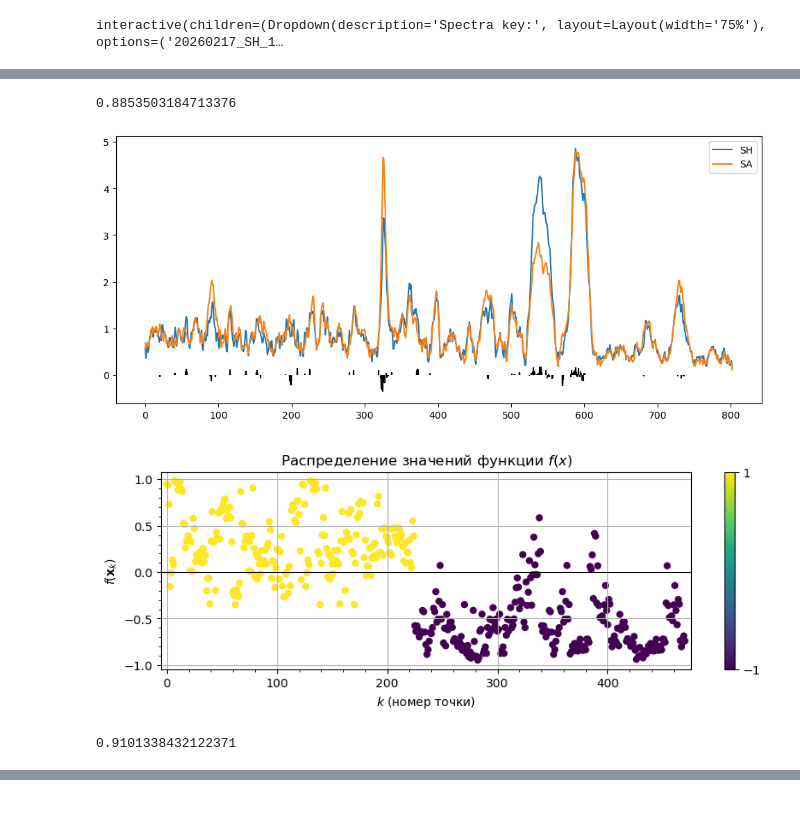
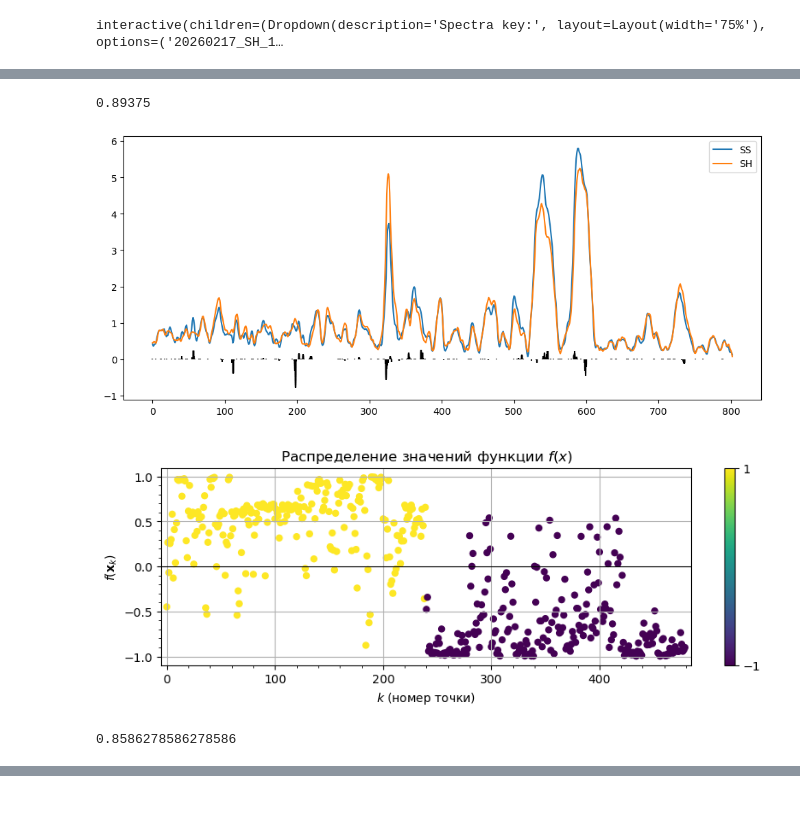
Before and after one commit to intellimath/irsa, a Jupyter notebook: examples/load_spectra_14_origin.ipynb, the cells around one changed output, grey strips where cells are left out. Saved outputs shown, nothing was run; the diff lists cells and outputs as text; code cells hidden in the pictures.

```diff
--- a/examples/load_spectra_14_origin.ipynb
+++ b/examples/load_spectra_14_origin.ipynb
@@ -177,7 +181,7 @@ Ys_SS = dd_SS.union_y()
 Ys_SH = dd_SH.union_y()
 Ys = dd2.union_y()
 
-c, As, Ls = pca.find_loc_and_pc(Ys, 10)
+c, As, Ls = pca.find_loc_and_pc(Ys, 5)
 U = (Ys - c) @ As.T
 U_SA = (Ys_SA - c) @ As.T
 U_SS = (Ys_SS - c) @ As.T
@@ -259,59 +263,60 @@ plt.show()
 # %%
 lfm1 = models.LinearFuncModel()
 for i in range(21):
-    mod = models.SigmaNeuronModel(funcs.Sigmoidal(15.0), ys.shape[1])
+    mod = models.SigmaNeuronModel(funcs.Sigmoidal(10.0), ys.shape[1])
     mod.allocate()
     mod.init_param()
 
-    alg1 = regr.regression(ys1, zs1, mod, #loss_func=loss.MarginLoss(funcs.SoftHinge_Exp(5.0)),
+    alg1 = regr.regression(ys1, zs1, mod, loss_func=loss.ErrorLoss(funcs.SoftAbs_Sqrt(0.001)),
                                  regnorm=funcs2.AbsoluteNorm(),
-                                 normalizer=gd.Masked(mod.n_param, 1.0e-4),
-                                 h=0.001, tau=0.9, n_iter=1000)
+                                 # projector=gd.Masked(mod.n_param, 1.0e-4),
+                                 h=0.001, tau=0.5, n_iter=1000)
     w = accuracy_score(zs1, np.sign(mod.evaluate(ys1)))
     lfm1.add(mod, w)
 
 inventory.normalize(lfm1.weights.asarray())
 print(accuracy_score(zs1, np.sign(lfm1.evaluate(ys1))))
 # %% [output]
-0.8853503184713376
+0.89375
 # %%
 plt.figure(figsize=(12,5))
-plt.plot(Ys_SS.mean(axis=0), label="SH")
-plt.plot(Ys_SH.mean(axis=0), label="SA")
+plt.plot(Ys_SS.mean(axis=0), label="SS")
+plt.plot(Ys_SH.mean(axis=0), label="SH")
 for mod in lfm1.models:
     param1 = np.asarray(mod.param[1:])
     # print(param1[0])
     param_p = param1.copy()
     param_m = param1.copy()
     param_p[param1 < 0] = 0
     param_m[param1 > 0] = 0
     plt.vlines(range(ys.shape[1]), 10*param_m, 10*param_p, color='k')
 plt.legend()
 plt.show()
 # %% [output]
-[figure, old version]
+[figure, new version]
 # %%
 plt.figure(figsize=(10,3))
 plots.plot_cls_function(lfm1, ys1, zs1)
 # %% [output]
-[figure, old version]
+[figure, new version]
 # %%
 lfm2 = models.LinearFuncModel()
 for i in range(21):
-    mod = models.SigmaNeuronModel(funcs.Sigmoidal(15.0), ys.shape[1])
+    mod = models.SigmaNeuronModel(funcs.Sigmoidal(10.0), ys.shape[1])
     mod.allocate()
     mod.init_param()
 
-    alg1 = regr.regression(ys2, zs2, mod, regnorm=funcs2.AbsoluteNorm(),
-                                 normalizer=gd.Masked(mod.n_param, 1.0e-4),
-                                 h=0.001, tau=1.2, n_iter=1000)
+    alg1 = regr.regression(ys2, zs2, mod, loss_func=loss.ErrorLoss(funcs.SoftAbs_Sqrt(0.001)),
+                                 regnorm=funcs2.AbsoluteNorm(),
+                                 # normalizer=gd.Masked(mod.n_param, 1.0e-4),
+                                 h=0.001, tau=1.0, n_iter=1000)
     w = accuracy_score(zs2, np.sign(mod.evaluate(ys2)))
     lfm2.add(mod, w)
 
 inventory.normalize(lfm2.weights.asarray())
 print(accuracy_score(zs2, np.sign(lfm2.evaluate(ys2))))
 # %% [output]
-0.9101338432122371
+0.8586278586278586
 # %%
 plt.figure(figsize=(12,5))
 plt.plot(Ys_SH.mean(axis=0), label="SH")
```
Also changed, not shown: parts of 15 cells of this notebook, 16 other files.
